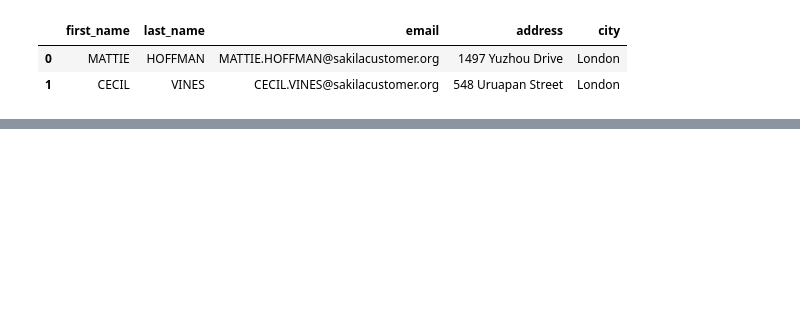
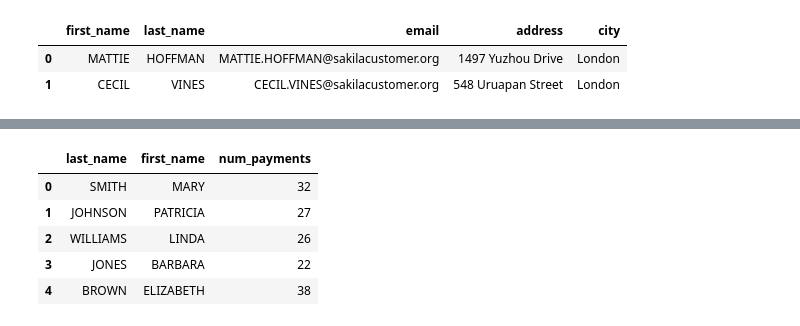
Before and after one commit to BrianArradondo/Sakila-Core, a Jupyter notebook: Sakila Core Brian Arradondo.ipynb, the cells around one changed output, grey strips where cells are left out. Cells and saved outputs as stored; diff of their text form; code cells hidden in the pictures; blank space fills up the shorter version.

```diff
--- a/Sakila Core Brian Arradondo.ipynb
+++ b/Sakila Core Brian Arradondo.ipynb
@@ -48,0 +174,16 @@ pd.read_sql(q,engine)
+# %%
+q = """SELECT customer.last_name, customer.first_name, count(payment_id) as num_payments
+FROM customer
+JOIN payment
+ON customer.customer_id = payment.customer_id
+GROUP BY payment.customer_id
+LIMIT 5;"""
+
+pd.read_sql(q,engine)
+# %% [output]
+|  | last_name | first_name | num_payments |
+| 0 | SMITH | MARY | 32 |
+| 1 | JOHNSON | PATRICIA | 27 |
+| 2 | WILLIAMS | LINDA | 26 |
+| 3 | JONES | BARBARA | 22 |
+| 4 | BROWN | ELIZABETH | 38 |
```
Also changed, not shown: parts of 10 cells of this notebook.
